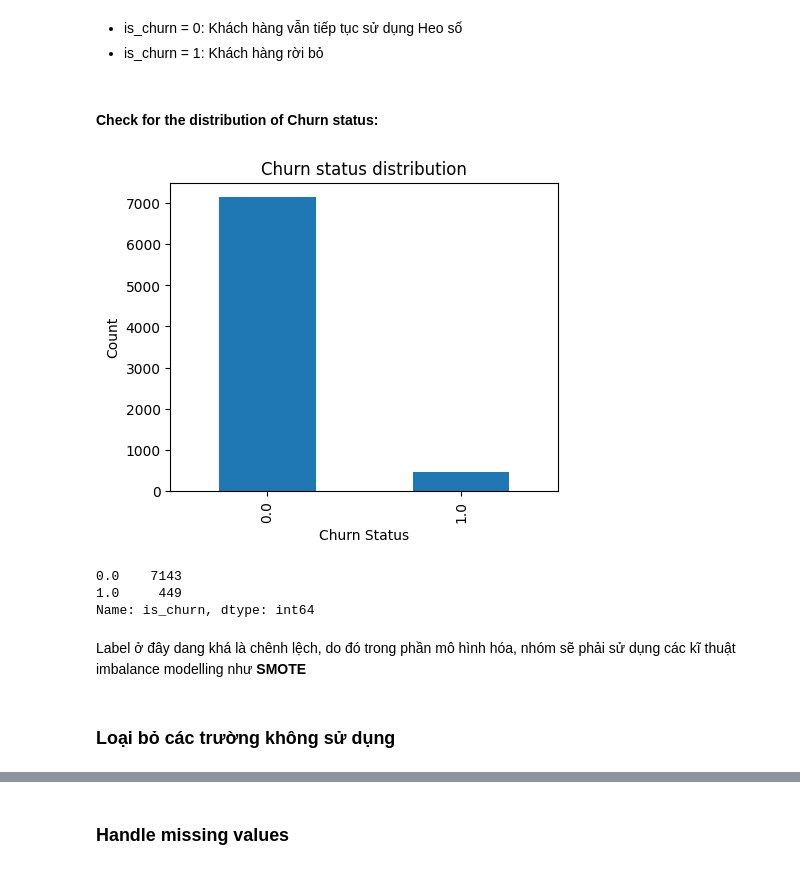
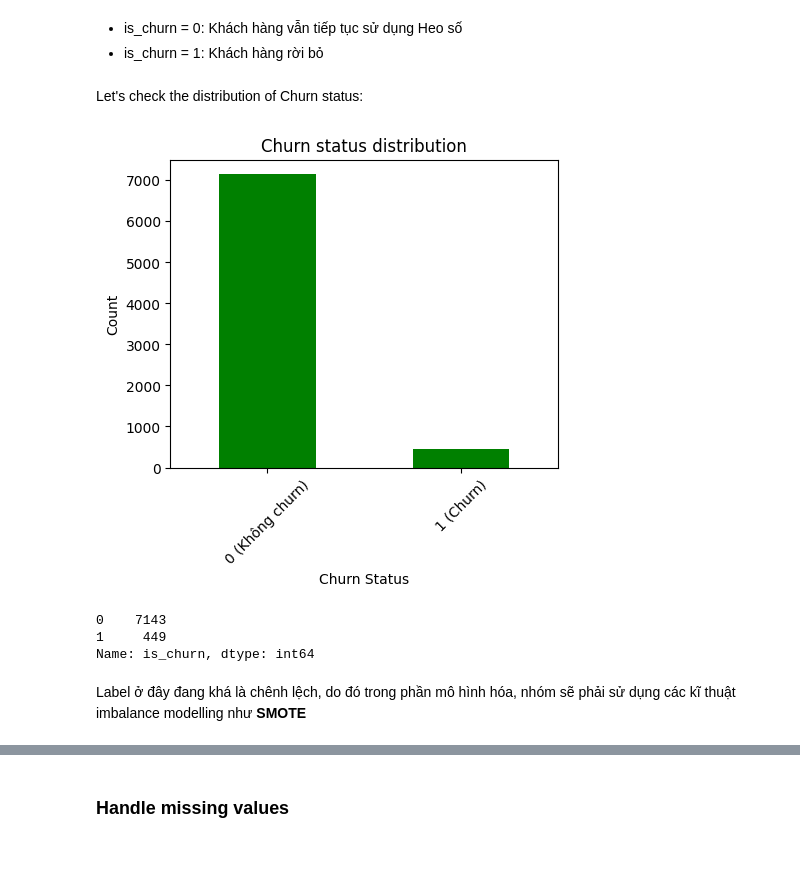
Before and after one commit to 2uanDM/FDC105_final, a Jupyter notebook: FDC105_final.ipynb, the cells around one changed output, grey strips where cells are left out. Cells and saved outputs as stored; diff of their text form; code cells hidden in the pictures.

```diff
--- a/FDC105_final.ipynb
+++ b/FDC105_final.ipynb
@@ -245,16 +245,16 @@ df.head()
 | 4 | MALE | Married | 49.0 | 512.0 | 20758.0 | 1989.0 | 0.0 | ... |
 # %%
 #Xóa bỏ các space bị thừa xung quanh tên các trường
-df.columns = df.columns.str.strip(' ')
+df.columns = df.columns.str.strip()
 # %% [markdown]
 ###Drop unnecessary columns
 # %%
-df1 = df.drop(['resid_district',
+df.drop(['resid_district',
        'resid_wards', 'max_week', 'min_week', 'trans_group_week',
        'max_month', 'min_month','trans_group_month',
        'max_3month', 'min_3month',
        'service_code_3month', 'service_no_3month',
        'distinct_ref_no_3month', 'count_most_act_3',
        'count_most_act_6', 'deposite', 'rd_id','category',
-       'sub_product', 'sector', 'product_code','balance','nominal','real_interest','loan', 'deposite'], axis =1)
+       'sub_product', 'sector', 'product_code','balance','nominal','real_interest','loan', 'deposite'], axis =1, inplace=True)
 # %%
@@ -306,30 +304,31 @@ Có 0 khách hàng ghi nhận số dư vào tháng 3 nhưng không ghi nhận s
 # %% [markdown]
 Kết hợp hai điều kiện `churn_cond_0`, `churn_cond_1` và `churn_cound_2`, ta sẽ tạo label `is_churn`:
 # %%
-df1['is_churn'] = (churn_cond_0 | churn_cond_1 | churn_cond_2).astype('int')
+df['is_churn'] = (churn_cond_0 | churn_cond_1 | churn_cond_2).astype('int')
 # %% [markdown]
 - is_churn = 0: Khách hàng vẫn tiếp tục sử dụng Heo số
 - is_churn = 1: Khách hàng rời bỏ
 # %% [markdown]
-#### Check for the distribution of Churn status:
+Let's check the distribution of Churn status:
 # %%
-df1['is_churn'].value_counts().plot(kind='bar',
+ax = df['is_churn'].value_counts().plot(kind='bar',
                                    xlabel='Churn Status',
                                    ylabel='Count',
                                    title='Churn status distribution',
                                    figsize=(5,4),
-                                   fontsize=10)
+                                   fontsize=10,
+                                   color='green')
+
+ax.set_xticklabels(['0 (Không churn)', '1 (Churn)'], rotation = 45)
 plt.show()
 # %% [output]
-[figure, old version]
+[figure, new version]
 # %%
 #Số lượng khách hàng rời bỏ và khách hàng tiếp tục sử dụng
-df1['is_churn'].value_counts()
+df['is_churn'].value_counts()
 # %% [output]
-0.0    7143
-1.0     449
+0    7143
+1     449
 Name: is_churn, dtype: int64
 # %% [markdown]
-Label ở đây dang khá là chênh lệch, do đó trong phần mô hình hóa, nhóm sẽ phải sử dụng các kĩ thuật imbalance modelling như **SMOTE**
+Label ở đây đang khá là chênh lệch, do đó trong phần mô hình hóa, nhóm sẽ phải sử dụng các kĩ thuật imbalance modelling như **SMOTE**
-# %% [markdown]
-### Loại bỏ các trường không sử dụng
```
Also changed, not shown: parts of 57 cells of this notebook.
